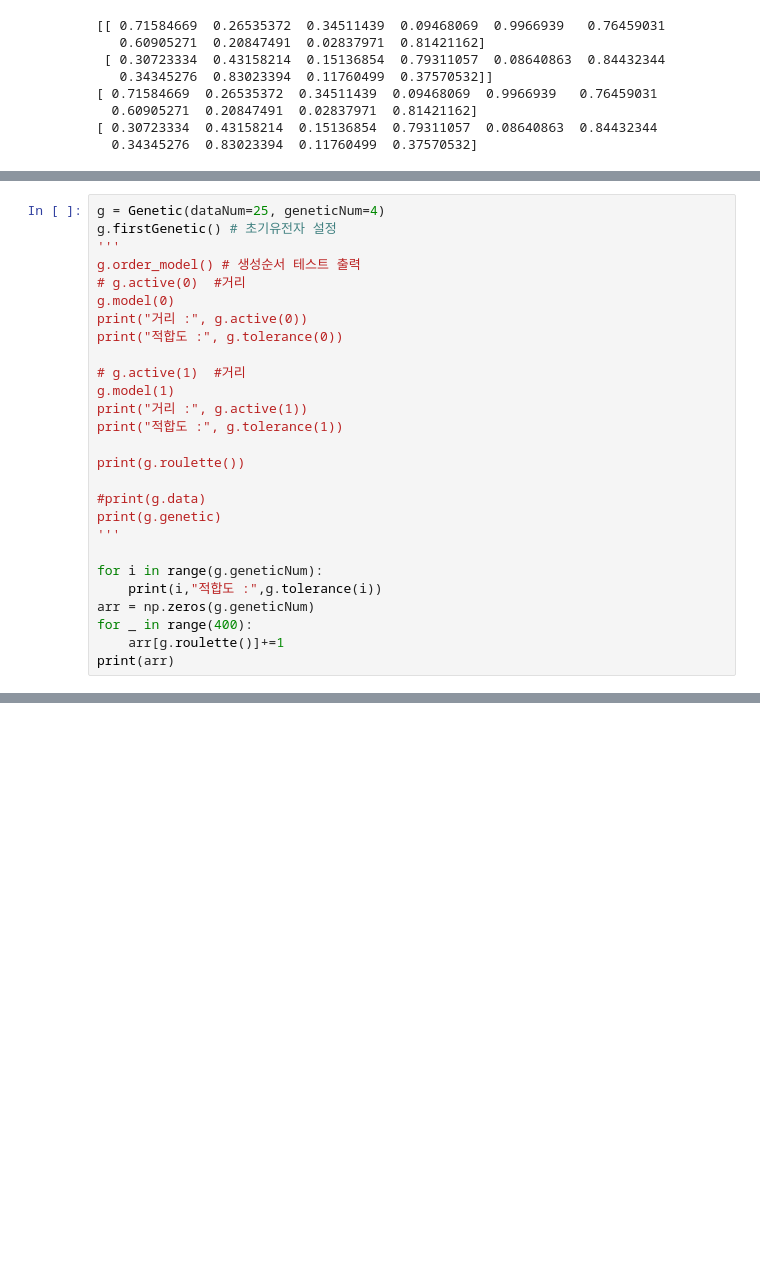
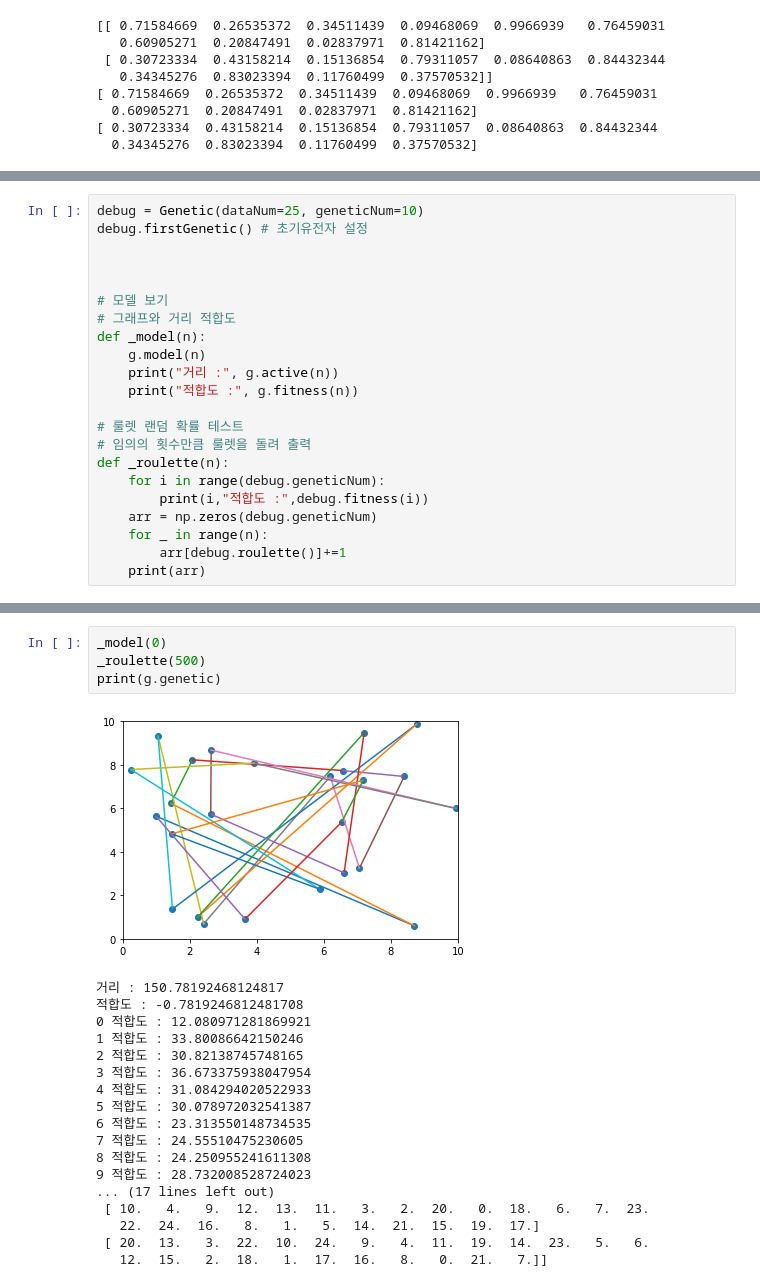
Before and after one commit to lunaB/Python-Algorithm, a Jupyter notebook: Genetic/genetic_circuit.ipynb, the cells around one changed output, grey strips where cells are left out. Cells and saved outputs as stored; diff of their text form; blank space fills up the shorter version.

```diff
--- a/Genetic/genetic_circuit.ipynb
+++ b/Genetic/genetic_circuit.ipynb
@@ -112,27 +166,22 @@ class Genetic:
 # %%
-g = Genetic(dataNum=25, geneticNum=4)
-g.firstGenetic() # 초기유전자 설정
-'''
-g.order_model() # 생성순서 테스트 출력
-# g.active(0)  #거리
-g.model(0)
-print("거리 :", g.active(0))
-print("적합도 :", g.tolerance(0))
+debug = Genetic(dataNum=25, geneticNum=10)
+debug.firstGenetic() # 초기유전자 설정
 
-# g.active(1)  #거리
-g.model(1)
-print("거리 :", g.active(1))
-print("적합도 :", g.tolerance(1))
 
-print(g.roulette())
 
-#print(g.data)
-print(g.genetic)
-'''
+# 모델 보기
+# 그래프와 거리 적합도
+def _model(n):
+    g.model(n)
+    print("거리 :", g.active(n))
+    print("적합도 :", g.fitness(n))
 
-for i in range(g.geneticNum):
-    print(i,"적합도 :",g.tolerance(i))
-arr = np.zeros(g.geneticNum)
-for _ in range(400):
-    arr[g.roulette()]+=1
-print(arr)
+# 룰렛 랜덤 확률 테스트
+# 임의의 횟수만큼 룰렛을 돌려 출력
+def _roulette(n):
+    for i in range(debug.geneticNum):
+        print(i,"적합도 :",debug.fitness(i))
+    arr = np.zeros(debug.geneticNum)
+    for _ in range(n):
+        arr[debug.roulette()]+=1
+    print(arr)
@@ -173,0 +188,23 @@ print(genetic)
+# %%
+_model(0)
+_roulette(500)
+print(g.genetic)
+# %% [output]
+[figure, added]
+거리 : 150.78192468124817
+적합도 : -0.7819246812481708
+0 적합도 : 12.080971281869921
+1 적합도 : 33.80086642150246
+2 적합도 : 30.82138745748165
+3 적합도 : 36.673375938047954
+4 적합도 : 31.084294020522933
+5 적합도 : 30.078972032541387
+6 적합도 : 23.313550148734535
+7 적합도 : 24.55510475230605
+8 적합도 : 24.250955241611308
+9 적합도 : 28.732008528724023
+... (17 lines left out)
+ [ 10.   4.   9.  12.  13.  11.   3.   2.  20.   0.  18.   6.   7.  23.
+   22.  24.  16.   8.   1.   5.  14.  21.  15.  19.  17.]
+ [ 20.  13.   3.  22.  10.  24.   9.   4.  11.  19.  14.  23.   5.   6.
+   12.  15.   2.  18.   1.  17.  16.   8.   0.  21.   7.]]
```
Also changed, not shown: parts of 5 cells of this notebook.
